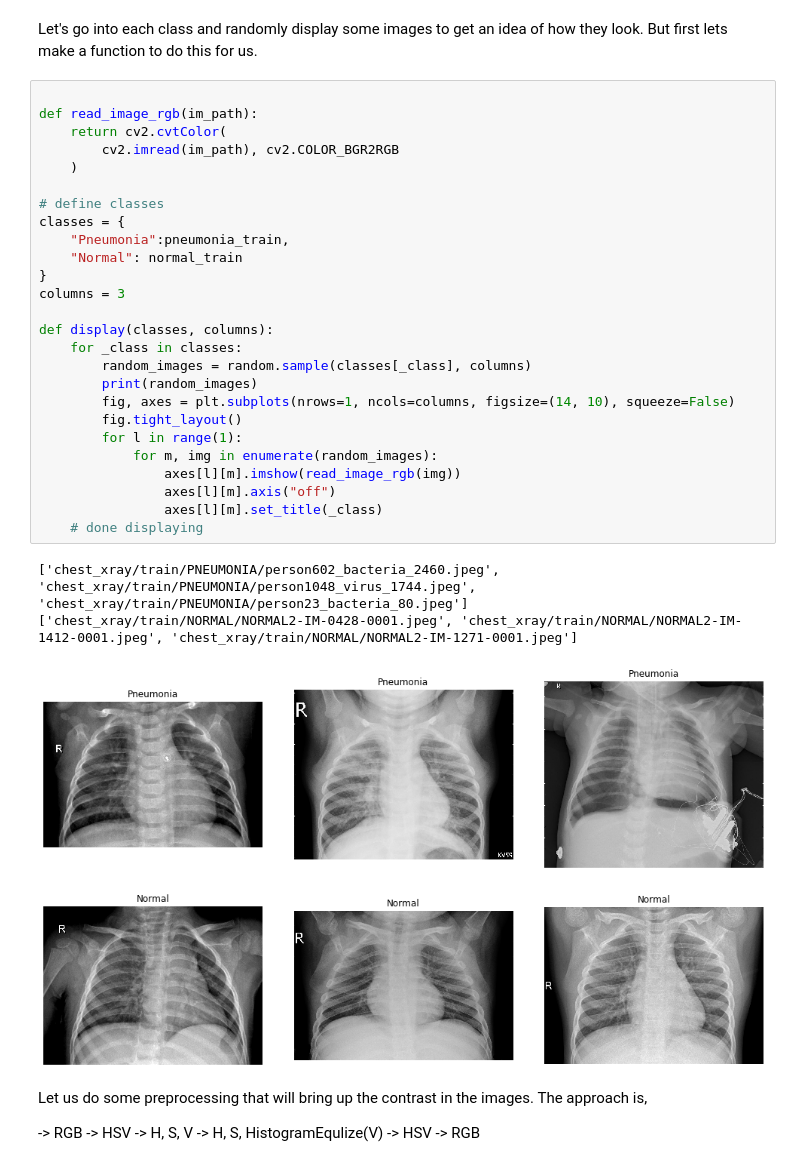
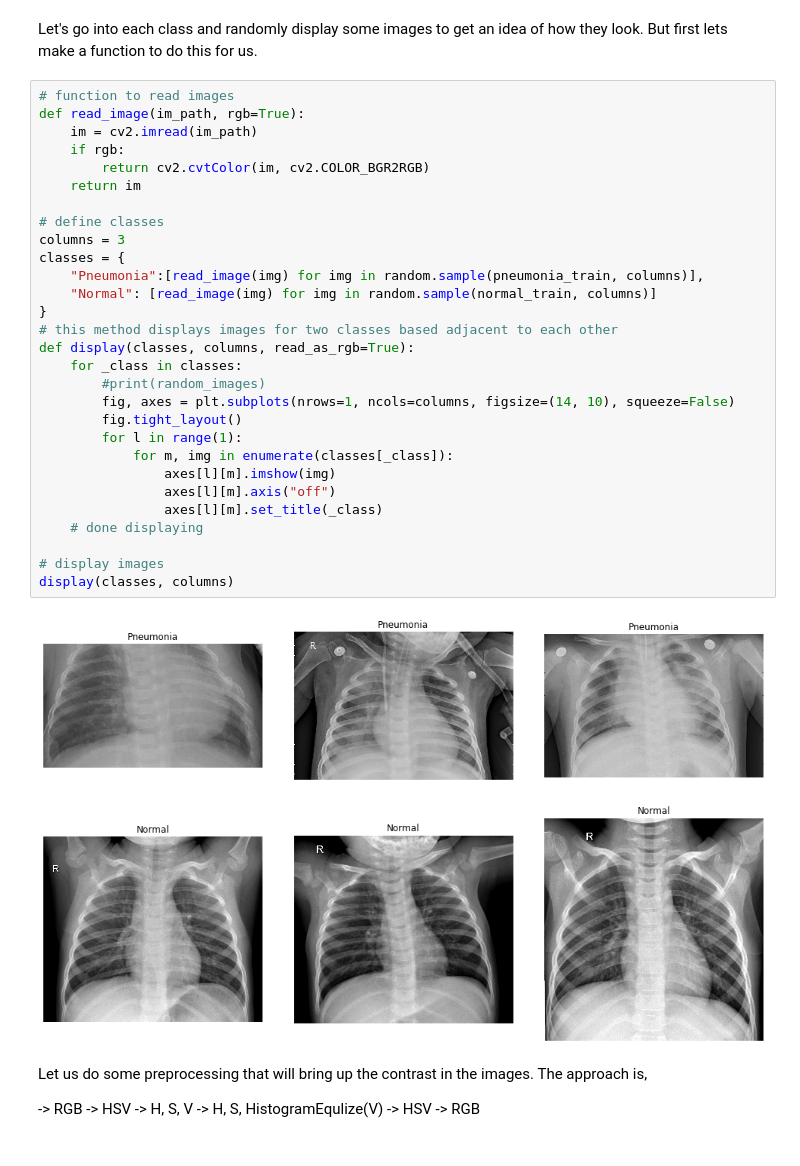
Before and after one commit to KarthikKothareddy/chest_xray, a Jupyter notebook: pneumonia_ea.ipynb, the cells around one changed output. Cells and saved outputs as stored; diff of their text form.

Commit message:
clean display for preprocessing

```diff
--- a/pneumonia_ea.ipynb
+++ b/pneumonia_ea.ipynb
@@ -21,36 +21,37 @@ print(len(normal_train))
 # %% [markdown]
 Let's go into each class and randomly display some images to get an idea of how they look. But first lets make a function to do this for us.
 # %%
-
-def read_image_rgb(im_path):
-    return cv2.cvtColor(
-        cv2.imread(im_path), cv2.COLOR_BGR2RGB
-    )
+# function to read images
+def read_image(im_path, rgb=True):
+    im = cv2.imread(im_path)
+    if rgb:
+        return cv2.cvtColor(im, cv2.COLOR_BGR2RGB)
+    return im
 
 # define classes
+columns = 3
 classes = {
-    "Pneumonia":pneumonia_train,
-    "Normal": normal_train
+    "Pneumonia":[read_image(img) for img in random.sample(pneumonia_train, columns)],
+    "Normal": [read_image(img) for img in random.sample(normal_train, columns)]
 }
-columns = 3
-
-def display(classes, columns):
+# this method displays images for two classes based adjacent to each other
+def display(classes, columns, read_as_rgb=True):
     for _class in classes:
-        random_images = random.sample(classes[_class], columns)
-        print(random_images)
+        #print(random_images)
         fig, axes = plt.subplots(nrows=1, ncols=columns, figsize=(14, 10), squeeze=False)
         fig.tight_layout()
         for l in range(1):
-            for m, img in enumerate(random_images):
-                axes[l][m].imshow(read_image_rgb(img))
+            for m, img in enumerate(classes[_class]):
+                axes[l][m].imshow(img)
                 axes[l][m].axis("off")
                 axes[l][m].set_title(_class)
     # done displaying
+
+# display images
+display(classes, columns)
 # %% [output]
-['chest_xray/train/PNEUMONIA/person602_bacteria_2460.jpeg', 'chest_xray/train/PNEUMONIA/person1048_virus_1744.jpeg', 'chest_xray/train/PNEUMONIA/person23_bacteria_80.jpeg']
-['chest_xray/train/NORMAL/NORMAL2-IM-0428-0001.jpeg', 'chest_xray/train/NORMAL/NORMAL2-IM-1412-0001.jpeg', 'chest_xray/train/NORMAL/NORMAL2-IM-1271-0001.jpeg']
-[figure, old version]
+[figure, new version]
-[figure, old version]
+[figure, new version]
 # %% [markdown]
 Let us do some preprocessing that will bring up the contrast in the images. The approach is,
 
```
Also changed, not shown: parts of 4 cells of this notebook.
